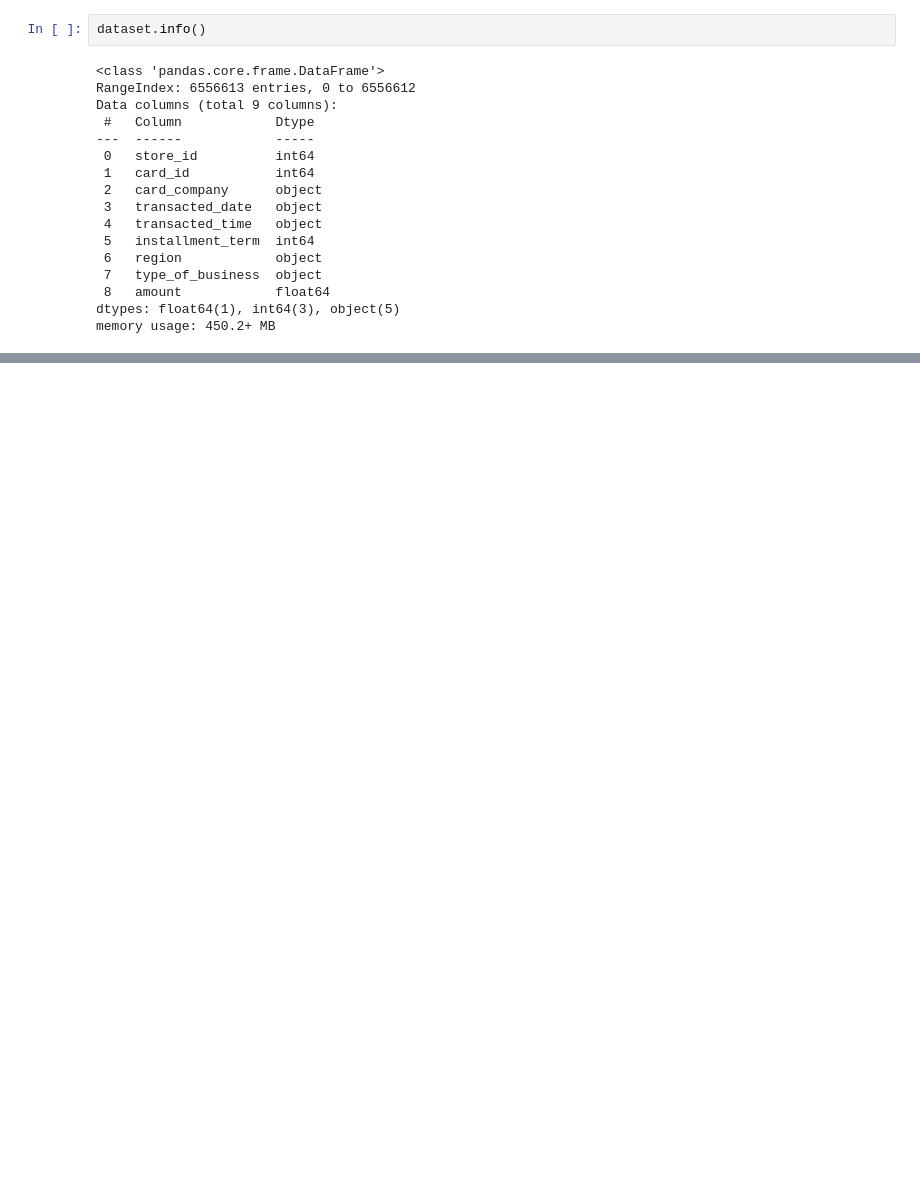
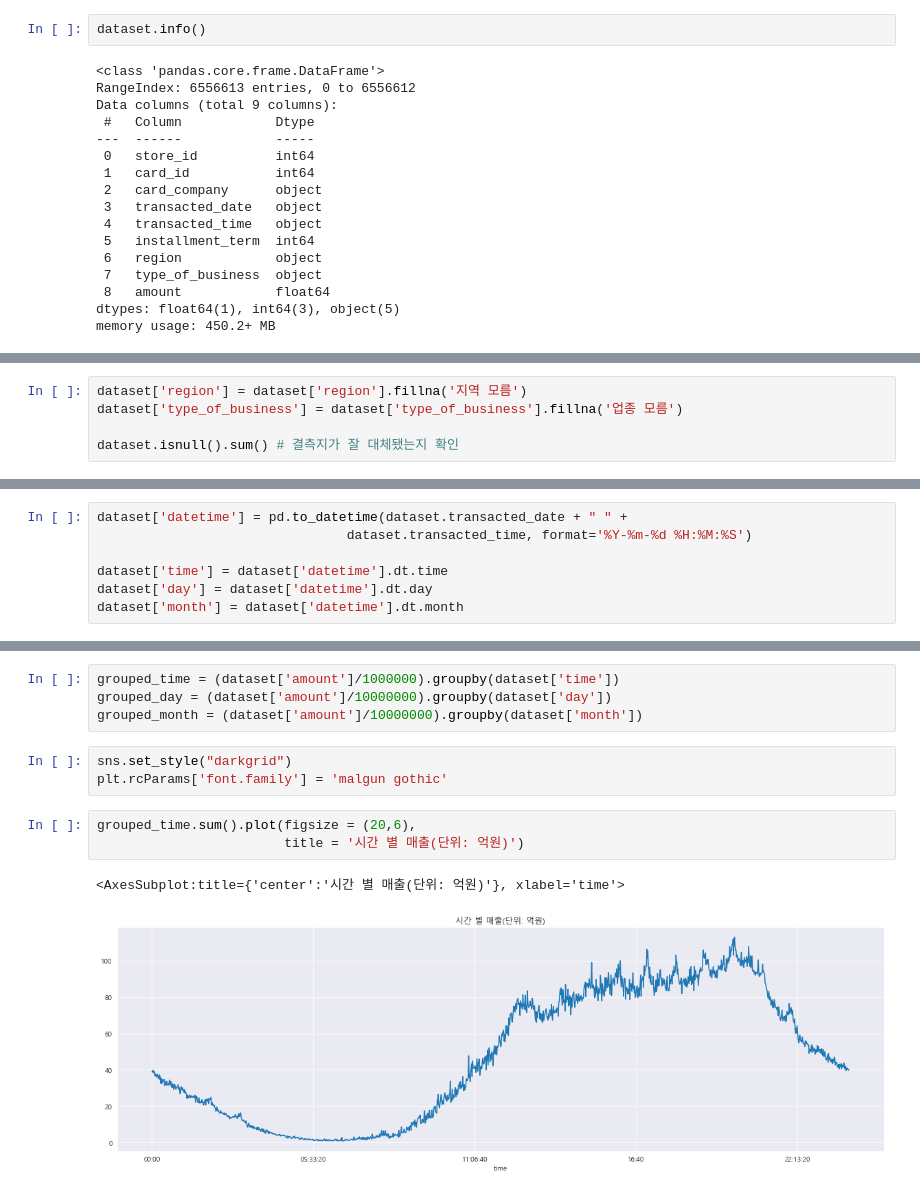
Before and after one commit to signature95/ubion_deeplearning, a Jupyter notebook: Code/JH_EDAdata.ipynb, the cells around one changed output, grey strips where cells are left out. Saved outputs shown, nothing was run; the diff lists cells and outputs as text; blank space fills up the shorter version.

```diff
--- a/Code/JH_EDAdata.ipynb
+++ b/Code/JH_EDAdata.ipynb
@@ -217,0 +63,5 @@ dataset.
+# %%
+dataset['region'] = dataset['region'].fillna('지역 모름')
+dataset['type_of_business'] = dataset['type_of_business'].fillna('업종 모름')
+
+dataset.isnull().sum() # 결측지가 잘 대체됐는지 확인
@@ -217,0 +79,7 @@ dataset.
+# %%
+dataset['datetime'] = pd.to_datetime(dataset.transacted_date + " " +
+                                dataset.transacted_time, format='%Y-%m-%d %H:%M:%S')
+
+dataset['time'] = dataset['datetime'].dt.time
+dataset['day'] = dataset['datetime'].dt.day
+dataset['month'] = dataset['datetime'].dt.month
@@ -217,0 +118,13 @@ dataset.
+# %%
+grouped_time = (dataset['amount']/1000000).groupby(dataset['time'])
+grouped_day = (dataset['amount']/10000000).groupby(dataset['day'])
+grouped_month = (dataset['amount']/10000000).groupby(dataset['month'])
+# %%
+sns.set_style("darkgrid")
+plt.rcParams['font.family'] = 'malgun gothic'
+# %%
+grouped_time.sum().plot(figsize = (20,6),
+                        title = '시간 별 매출(단위: 억원)')
+# %% [output]
+<AxesSubplot:title={'center':'시간 별 매출(단위: 억원)'}, xlabel='time'>
+[figure, added]
```
Also changed, not shown: parts of 38 cells of this notebook.
